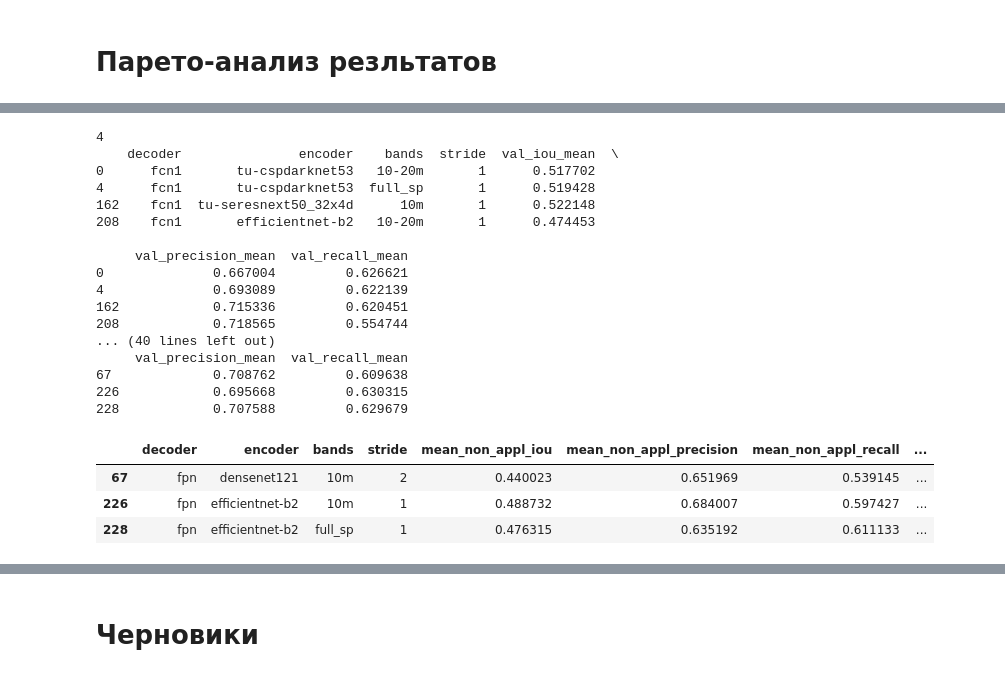
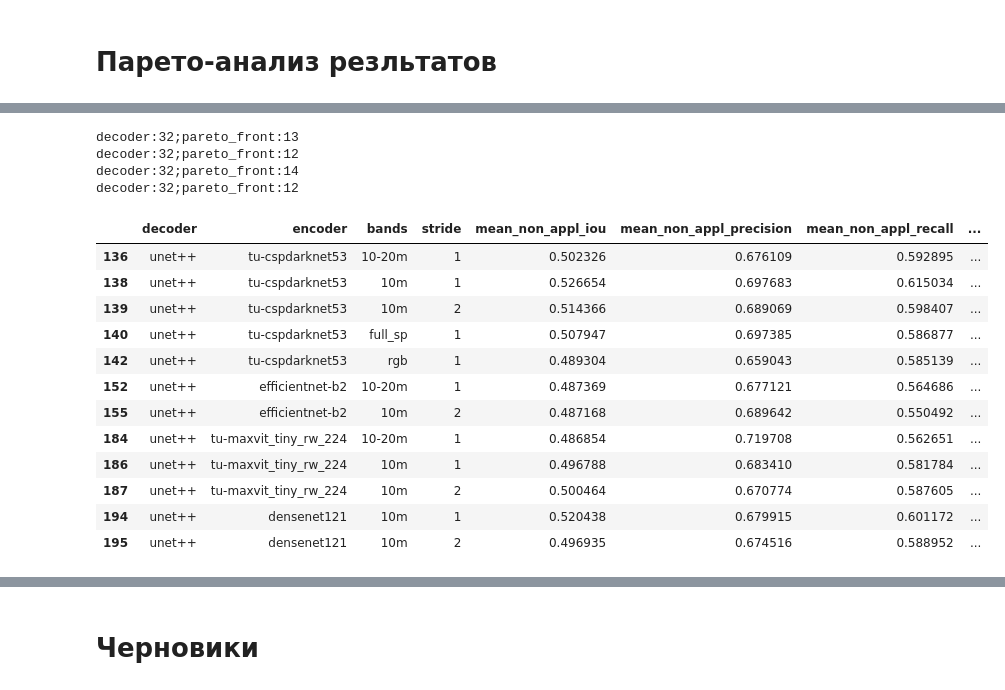
Before and after one commit to cafe1930/MultispectralSegmentation, a Jupyter notebook: gather_training_info.ipynb, the cells around one changed output, grey strips where cells are left out. Saved outputs shown, nothing was run; the diff lists cells and outputs as text; code cells hidden in the pictures.

```diff
--- a/gather_training_info.ipynb
+++ b/gather_training_info.ipynb
@@ -656,11 +655,30 @@ def weighted_sum_selection(pareto_front, weights=None, objectives=None, normaliz
 
     return best_solution
 
-decoder_df_max = build_pareto_front_maximize(decoder_df, objectives=metric_names)
+# проверка функций
+path_to_results = r'saving_dir\all_results2.csv'
+all_resuls_df = pd.read_csv(path_to_results)
+decoder_name = 'unet'
 
-pareto_front_df = build_pareto_front_df(decoder_df_max, objectives=metric_names)
+metric_names = [
+    #'val_iou_mean',
+    'mean_non_appl_iou',
+    'mean_appl_iou',
+    'mean_non_appl_precision',
+    'mean_appl_precision',
+    'mean_non_appl_recall',
+    'mean_appl_recall',
+    #'val_precision_mean',
+    #'val_recall_mean',
+    ]
+
+decoder_df = all_resuls_df[all_resuls_df['decoder']==decoder_name]
+
+pareto_front_df = build_pareto_front_maximize(decoder_df, objectives=metric_names)
+
 best_chebyshev = chebyshev_selection(pareto_front_df, objectives=metric_names)
 best_topsis = topsis_selection(pareto_front_df, objectives=metric_names)
 best_weighted_sum = weighted_sum_selection(pareto_front_df, objectives=metric_names)
 best_chebyshev, best_topsis, best_weighted_sum
+pareto_front_df
 # %% [output]
@@ -684,44 +746,39 @@ best_chebyshev, best_topsis, best_weighted_sum
 # %%
 metric_names = set(all_resuls_df.columns) - set(['decoder', 'encoder', 'bands', 'stride'])
 metric_names = list(metric_names)
 
-metric_names = [
-    'val_iou_mean',
-    #'mean_non_appl_iou',
-    #'mean_appl_iou',
-    'val_precision_mean',
-    'val_recall_mean',
+pareto_metric_names = [
+    'mean_non_appl_iou',
+    'mean_appl_iou',
+    'mean_non_appl_precision',
+    'mean_appl_precision',
+    'mean_non_appl_recall',
+    'mean_appl_recall',
     ]
 
 decoders_list = all_resuls_df['decoder'].unique().tolist()
 for decoder_name in decoders_list:
     decoder_df = all_resuls_df[all_resuls_df['decoder']==decoder_name]
+    pareto_front_df = build_pareto_front_maximize(decoder_df, objectives=pareto_metric_names)
 
-    decoder_df_max = build_pareto_front_maximize(decoder_df, objectives=metric_names)
-
-    pareto_front_df = build_pareto_front_df(decoder_df_max, objectives=metric_names)
-    print(len(pareto_front_df))
-    print(pareto_front_df[['decoder', 'encoder', 'bands', 'stride']+metric_names])
+    print(f'decoder:{len(decoder_df)};pareto_front:{len(pareto_front_df)}')
+    #print(pareto_front_df[['decoder', 'encoder', 'bands', 'stride']+metric_names])
 pareto_front_df
 # %% [output]
-4
-    decoder               encoder    bands  stride  val_iou_mean  \
-0      fcn1       tu-cspdarknet53   10-20m       1      0.517702
-4      fcn1       tu-cspdarknet53  full_sp       1      0.519428
-162    fcn1  tu-seresnext50_32x4d      10m       1      0.522148
-208    fcn1       efficientnet-b2   10-20m       1      0.474453
-
-     val_precision_mean  val_recall_mean
-0              0.667004         0.626621
-4              0.693089         0.622139
-162            0.715336         0.620451
-208            0.718565         0.554744
-... (40 lines left out)
-     val_precision_mean  val_recall_mean
-67             0.708762         0.609638
-226            0.695668         0.630315
-228            0.707588         0.629679
+decoder:32;pareto_front:13
+decoder:32;pareto_front:12
+decoder:32;pareto_front:14
+decoder:32;pareto_front:12
 |  | decoder | encoder | bands | stride | mean_non_appl_iou | mean_non_appl_precision | mean_non_appl_recall | ... |
-| 67 | fpn | densenet121 | 10m | 2 | 0.440023 | 0.651969 | 0.539145 | ... |
-| 226 | fpn | efficientnet-b2 | 10m | 1 | 0.488732 | 0.684007 | 0.597427 | ... |
-| 228 | fpn | efficientnet-b2 | full_sp | 1 | 0.476315 | 0.635192 | 0.611133 | ... |
+| 136 | unet++ | tu-cspdarknet53 | 10-20m | 1 | 0.502326 | 0.676109 | 0.592895 | ... |
+| 138 | unet++ | tu-cspdarknet53 | 10m | 1 | 0.526654 | 0.697683 | 0.615034 | ... |
+| 139 | unet++ | tu-cspdarknet53 | 10m | 2 | 0.514366 | 0.689069 | 0.598407 | ... |
+| 140 | unet++ | tu-cspdarknet53 | full_sp | 1 | 0.507947 | 0.697385 | 0.586877 | ... |
+| 142 | unet++ | tu-cspdarknet53 | rgb | 1 | 0.489304 | 0.659043 | 0.585139 | ... |
+| 152 | unet++ | efficientnet-b2 | 10-20m | 1 | 0.487369 | 0.677121 | 0.564686 | ... |
+| 155 | unet++ | efficientnet-b2 | 10m | 2 | 0.487168 | 0.689642 | 0.550492 | ... |
+| 184 | unet++ | tu-maxvit_tiny_rw_224 | 10-20m | 1 | 0.486854 | 0.719708 | 0.562651 | ... |
+| 186 | unet++ | tu-maxvit_tiny_rw_224 | 10m | 1 | 0.496788 | 0.683410 | 0.581784 | ... |
+| 187 | unet++ | tu-maxvit_tiny_rw_224 | 10m | 2 | 0.500464 | 0.670774 | 0.587605 | ... |
+| 194 | unet++ | densenet121 | 10m | 1 | 0.520438 | 0.679915 | 0.601172 | ... |
+| 195 | unet++ | densenet121 | 10m | 2 | 0.496935 | 0.674516 | 0.588952 | ... |
```
Also changed, not shown: parts of 7 cells of this notebook.
